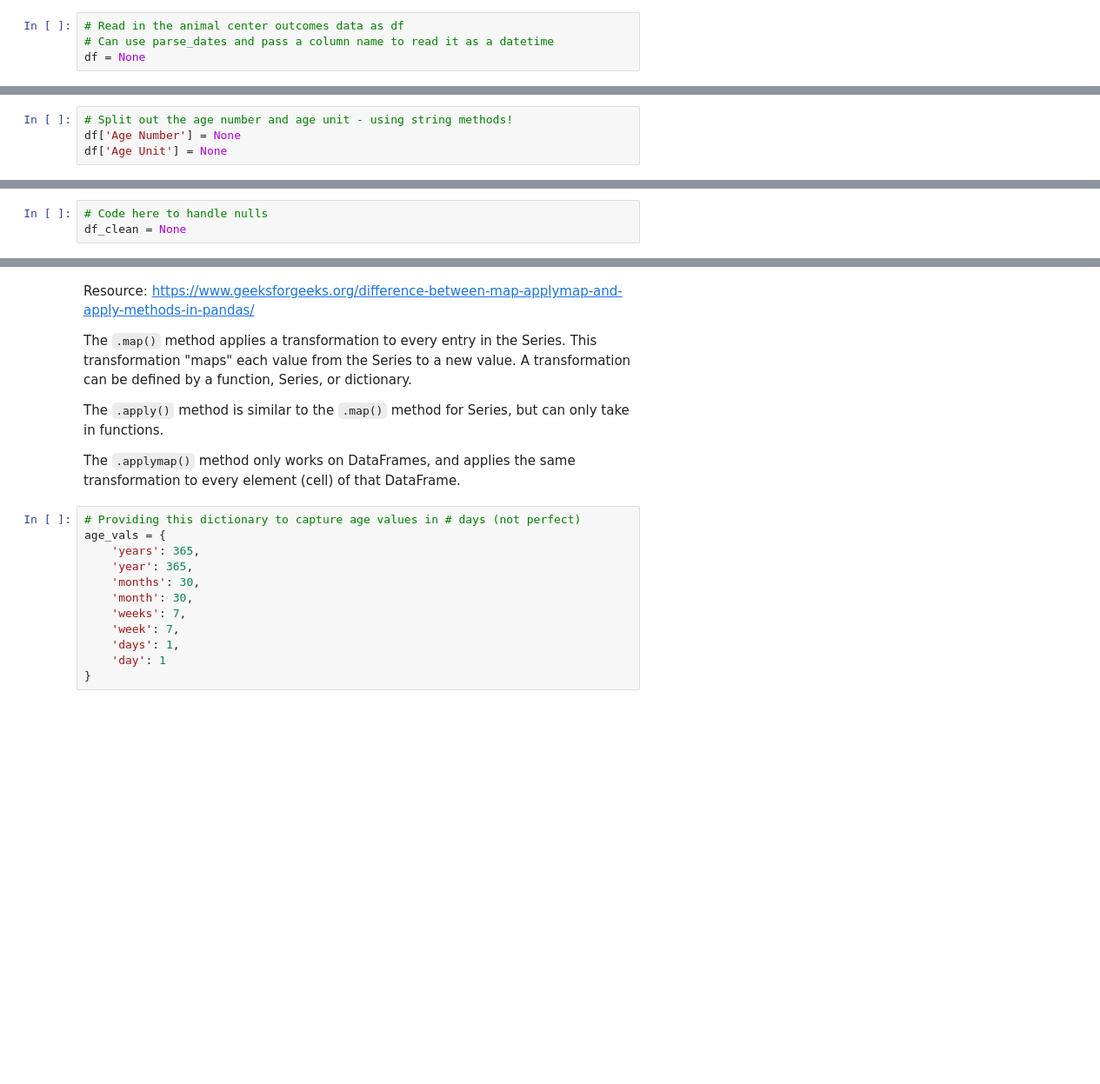
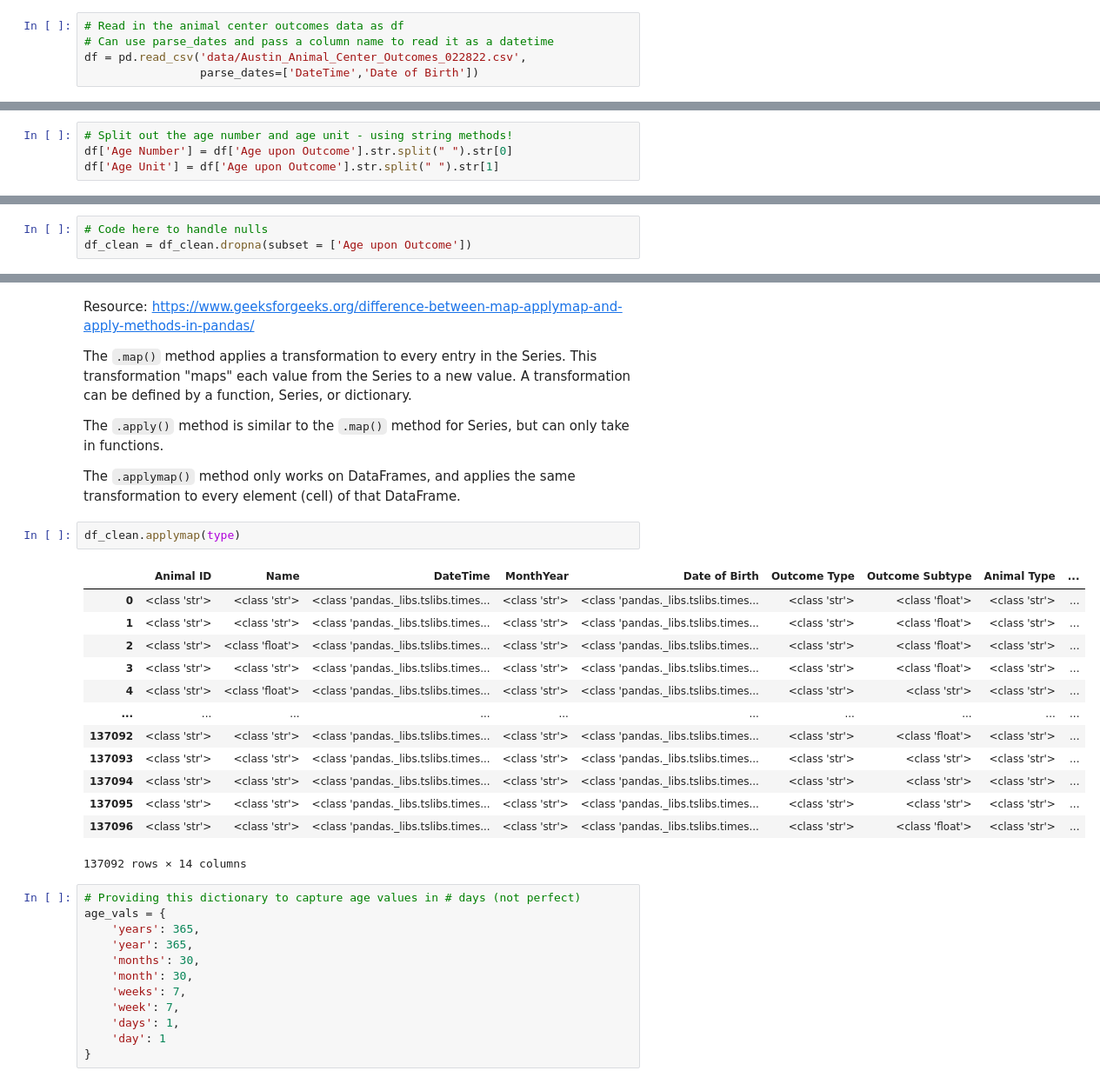
Before and after one commit to rbdaly16/NATL-DS-Live-062623, a Jupyter notebook: Phase1/Lectures/11-Pandas-Data-Cleaning.ipynb, the cells around one changed output, grey strips where cells are left out. Shown: that part at 87% size. Drawn from its saved outputs; the diff is of its cells as text; blank space fills up the shorter version.

```diff
--- a/Phase1/Lectures/11-Pandas-Data-Cleaning.ipynb
+++ b/Phase1/Lectures/11-Pandas-Data-Cleaning.ipynb
@@ -25,7 +25,8 @@ Data source: https://data.austintexas.gov/Health-and-Community-Services/Austin-A
 # %%
 # Read in the animal center outcomes data as df
 # Can use parse_dates and pass a column name to read it as a datetime
-df = None
+df = pd.read_csv('data/Austin_Animal_Center_Outcomes_022822.csv',
+                 parse_dates=['DateTime','Date of Birth'])
 # %%
 # Check it out
 df.head()
@@ -46,8 +104,8 @@ None
 Oh no! These aren't numbers! And the data is pretty dirty! Let's see how we can break this column apart, into the Age Number and the Age Unit.
 # %%
 # Split out the age number and age unit - using string methods!
-df['Age Number'] = None
-df['Age Unit'] = None
+df['Age Number'] = df['Age upon Outcome'].str.split(" ").str[0]
+df['Age Unit'] = df['Age upon Outcome'].str.split(" ").str[1]
 # %%
 # Sanity check
 df.head()
@@ -103,7 +208,7 @@ Note! There is a Date of Birth column that does not have any nulls! But we're sp
 df_clean = df.copy()
 # %%
 # Code here to handle nulls
-df_clean = None
+df_clean = df_clean.dropna(subset = ['Age upon Outcome'])
 # %%
 # Sanity check
 df_clean.isna().sum()
@@ -125,6 +289,22 @@ The `.map()` method applies a transformation to every entry in the Series. This
 The `.apply()` method is similar to the `.map()` method for Series, but can only take in functions.
 
 The `.applymap()` method only works on DataFrames, and applies the same transformation to every element (cell) of that DataFrame.
+# %%
+df_clean.applymap(type)
+# %% [output]
+|  | Animal ID | Name | DateTime | MonthYear | Date of Birth | Outcome Type | Outcome Subtype | Animal Type | ... |
+| 0 | <class 'str'> | <class 'str'> | <class 'pandas._libs.tslibs.times... | <class 'str'> | <class 'pandas._libs.tslibs.times... | <class 'str'> | <class 'float'> | <class 'str'> | ... |
+| 1 | <class 'str'> | <class 'str'> | <class 'pandas._libs.tslibs.times... | <class 'str'> | <class 'pandas._libs.tslibs.times... | <class 'str'> | <class 'float'> | <class 'str'> | ... |
+| 2 | <class 'str'> | <class 'float'> | <class 'pandas._libs.tslibs.times... | <class 'str'> | <class 'pandas._libs.tslibs.times... | <class 'str'> | <class 'float'> | <class 'str'> | ... |
+| 3 | <class 'str'> | <class 'str'> | <class 'pandas._libs.tslibs.times... | <class 'str'> | <class 'pandas._libs.tslibs.times... | <class 'str'> | <class 'float'> | <class 'str'> | ... |
+| 4 | <class 'str'> | <class 'float'> | <class 'pandas._libs.tslibs.times... | <class 'str'> | <class 'pandas._libs.tslibs.times... | <class 'str'> | <class 'str'> | <class 'str'> | ... |
+| ... | ... | ... | ... | ... | ... | ... | ... | ... | ... |
+| 137092 | <class 'str'> | <class 'str'> | <class 'pandas._libs.tslibs.times... | <class 'str'> | <class 'pandas._libs.tslibs.times... | <class 'str'> | <class 'float'> | <class 'str'> | ... |
+| 137093 | <class 'str'> | <class 'str'> | <class 'pandas._libs.tslibs.times... | <class 'str'> | <class 'pandas._libs.tslibs.times... | <class 'str'> | <class 'str'> | <class 'str'> | ... |
+| 137094 | <class 'str'> | <class 'str'> | <class 'pandas._libs.tslibs.times... | <class 'str'> | <class 'pandas._libs.tslibs.times... | <class 'str'> | <class 'str'> | <class 'str'> | ... |
+| 137095 | <class 'str'> | <class 'str'> | <class 'pandas._libs.tslibs.times... | <class 'str'> | <class 'pandas._libs.tslibs.times... | <class 'str'> | <class 'str'> | <class 'str'> | ... |
+| 137096 | <class 'str'> | <class 'str'> | <class 'pandas._libs.tslibs.times... | <class 'str'> | <class 'pandas._libs.tslibs.times... | <class 'str'> | <class 'float'> | <class 'str'> | ... |
+137092 rows × 14 columns
 # %%
 # Providing this dictionary to capture age values in # days (not perfect)
 age_vals = {
```
Also changed, not shown: parts of 51 cells of this notebook.
